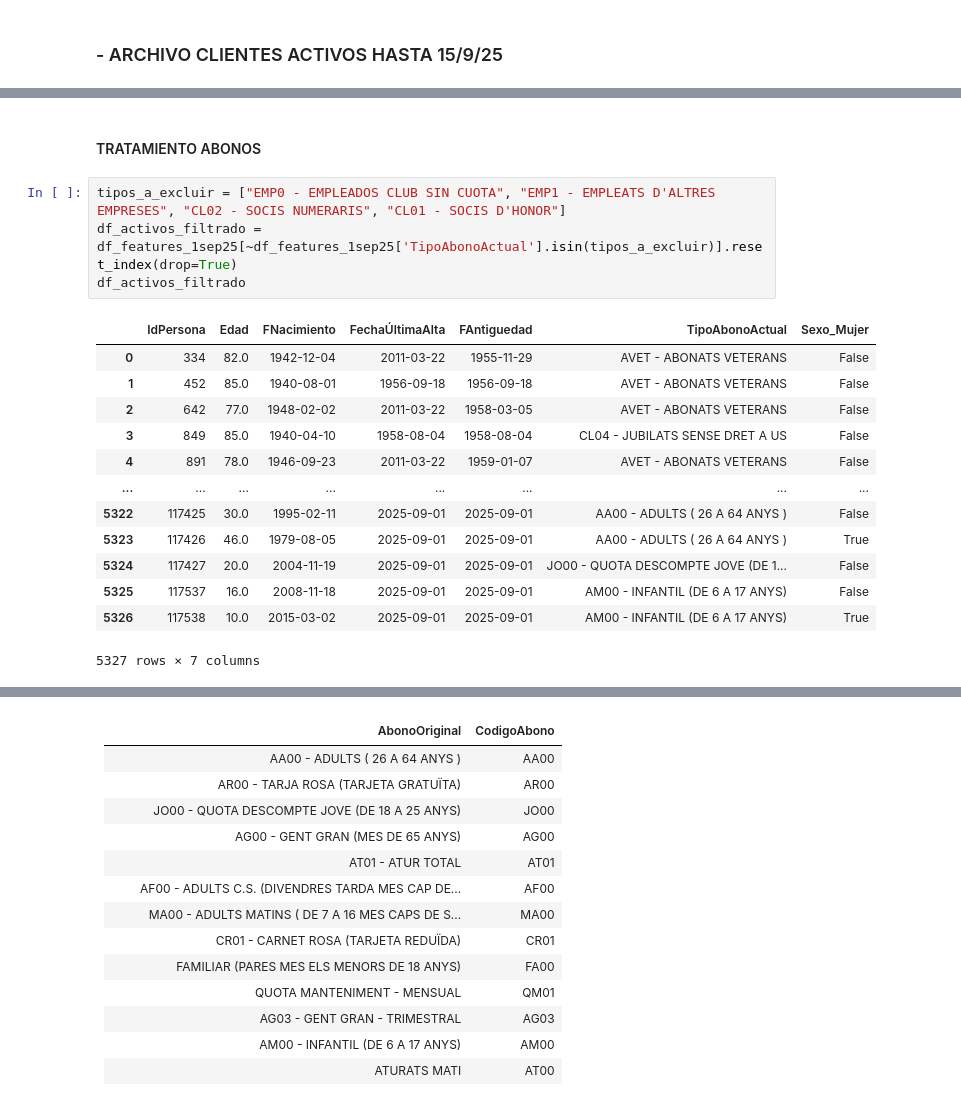
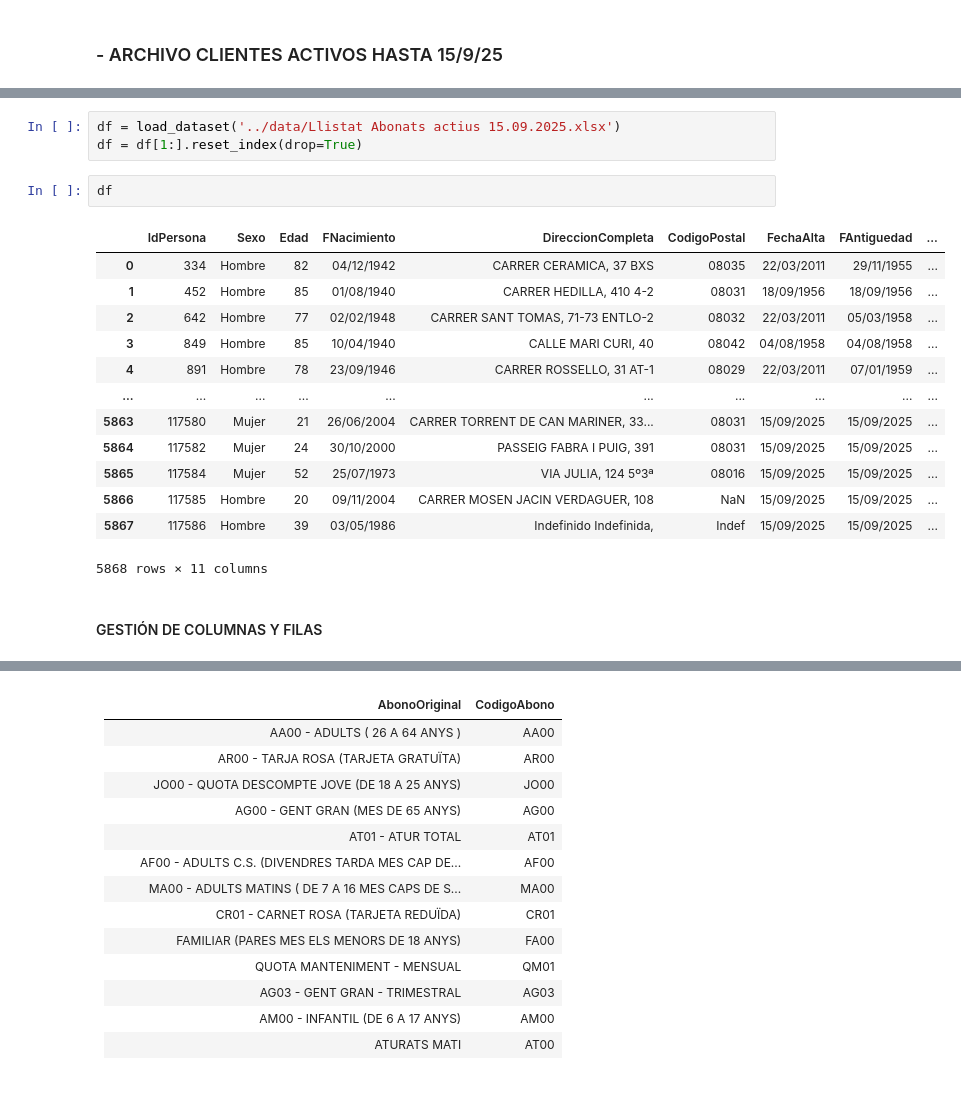
Before and after one commit to CescBlanco/TFM-FINAL, a Jupyter notebook: eda_feature_engineering/abonados.ipynb, the cells around one changed output, grey strips where cells are left out. Drawn from its saved outputs; the diff is of its cells as text.

```diff
--- a/eda_feature_engineering/abonados.ipynb
+++ b/eda_feature_engineering/abonados.ipynb
@@ -286,20 +35,21 @@ df_features_1sep25
-# %% [markdown]
-#### TRATAMIENTO ABONOS
-# %%
-tipos_a_excluir = ["EMP0 - EMPLEADOS CLUB SIN CUOTA", "EMP1 - EMPLEATS D'ALTRES EMPRESES", "CL02 - SOCIS NUMERARIS", "CL01 - SOCIS D'HONOR"]
-df_activos_filtrado = df_features_1sep25[~df_features_1sep25['TipoAbonoActual'].isin(tipos_a_excluir)].reset_index(drop=True)
-df_activos_filtrado
-# %% [output]
-|  | IdPersona | Edad | FNacimiento | FechaÚltimaAlta | FAntiguedad | TipoAbonoActual | Sexo_Mujer |
-| 0 | 334 | 82.0 | 1942-12-04 | 2011-03-22 | 1955-11-29 | AVET - ABONATS VETERANS | False |
-| 1 | 452 | 85.0 | 1940-08-01 | 1956-09-18 | 1956-09-18 | AVET - ABONATS VETERANS | False |
-| 2 | 642 | 77.0 | 1948-02-02 | 2011-03-22 | 1958-03-05 | AVET - ABONATS VETERANS | False |
-| 3 | 849 | 85.0 | 1940-04-10 | 1958-08-04 | 1958-08-04 | CL04 - JUBILATS SENSE DRET A US | False |
-| 4 | 891 | 78.0 | 1946-09-23 | 2011-03-22 | 1959-01-07 | AVET - ABONATS VETERANS | False |
-| ... | ... | ... | ... | ... | ... | ... | ... |
-| 5322 | 117425 | 30.0 | 1995-02-11 | 2025-09-01 | 2025-09-01 | AA00 - ADULTS ( 26 A 64 ANYS ) | False |
-| 5323 | 117426 | 46.0 | 1979-08-05 | 2025-09-01 | 2025-09-01 | AA00 - ADULTS ( 26 A 64 ANYS ) | True |
-| 5324 | 117427 | 20.0 | 2004-11-19 | 2025-09-01 | 2025-09-01 | JO00 - QUOTA DESCOMPTE JOVE (DE 1... | False |
-| 5325 | 117537 | 16.0 | 2008-11-18 | 2025-09-01 | 2025-09-01 | AM00 - INFANTIL (DE 6 A 17 ANYS) | False |
-| 5326 | 117538 | 10.0 | 2015-03-02 | 2025-09-01 | 2025-09-01 | AM00 - INFANTIL (DE 6 A 17 ANYS) | True |
-5327 rows × 7 columns
+# %%
+df = load_dataset('../data/Llistat Abonats actius 15.09.2025.xlsx')
+df = df[1:].reset_index(drop=True)
+# %%
+df
+# %% [output]
+|  | IdPersona | Sexo | Edad | FNacimiento | DireccionCompleta | CodigoPostal | FechaAlta | FAntiguedad | ... |
+| 0 | 334 | Hombre | 82 | 04/12/1942 | CARRER CERAMICA, 37 BXS | 08035 | 22/03/2011 | 29/11/1955 | ... |
+| 1 | 452 | Hombre | 85 | 01/08/1940 | CARRER HEDILLA, 410 4-2 | 08031 | 18/09/1956 | 18/09/1956 | ... |
+| 2 | 642 | Hombre | 77 | 02/02/1948 | CARRER SANT TOMAS, 71-73 ENTLO-2 | 08032 | 22/03/2011 | 05/03/1958 | ... |
+| 3 | 849 | Hombre | 85 | 10/04/1940 | CALLE MARI CURI, 40 | 08042 | 04/08/1958 | 04/08/1958 | ... |
+| 4 | 891 | Hombre | 78 | 23/09/1946 | CARRER ROSSELLO, 31 AT-1 | 08029 | 22/03/2011 | 07/01/1959 | ... |
+| ... | ... | ... | ... | ... | ... | ... | ... | ... | ... |
+| 5863 | 117580 | Mujer | 21 | 26/06/2004 | CARRER TORRENT DE CAN MARINER, 33... | 08031 | 15/09/2025 | 15/09/2025 | ... |
+| 5864 | 117582 | Mujer | 24 | 30/10/2000 | PASSEIG FABRA I PUIG, 391 | 08031 | 15/09/2025 | 15/09/2025 | ... |
+| 5865 | 117584 | Mujer | 52 | 25/07/1973 | VIA JULIA, 124 5º3ª | 08016 | 15/09/2025 | 15/09/2025 | ... |
+| 5866 | 117585 | Hombre | 20 | 09/11/2004 | CARRER MOSEN JACIN VERDAGUER, 108 | NaN | 15/09/2025 | 15/09/2025 | ... |
+| 5867 | 117586 | Hombre | 39 | 03/05/1986 | Indefinido Indefinida, | Indef | 15/09/2025 | 15/09/2025 | ... |
+5868 rows × 11 columns
+# %% [markdown]
+#### GESTIÓN DE COLUMNAS Y FILAS
```
Also changed, not shown: parts of 144 cells of this notebook, 11 other files.
